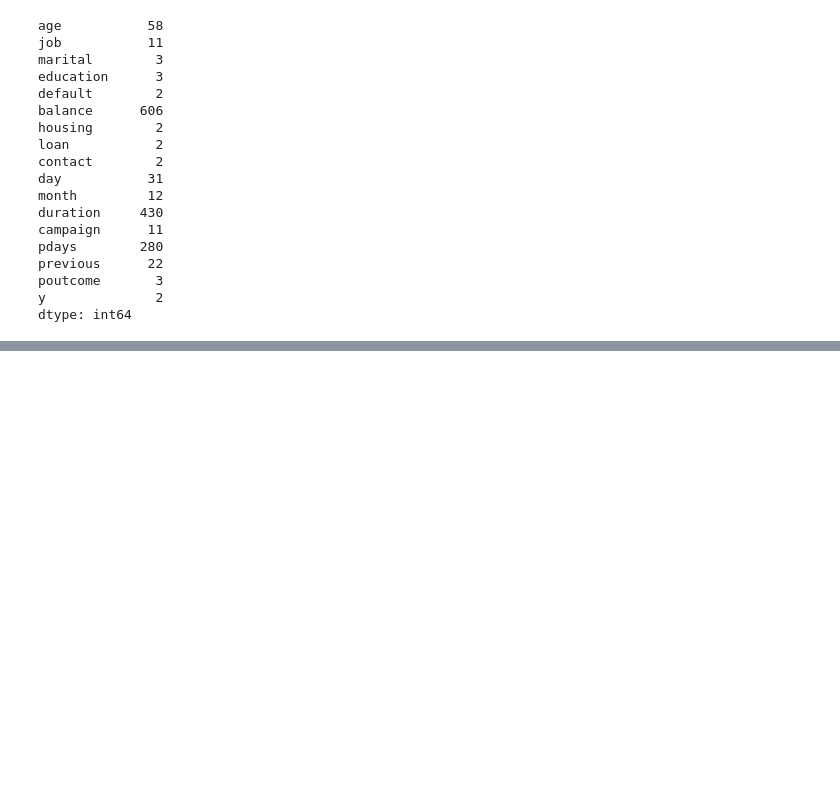
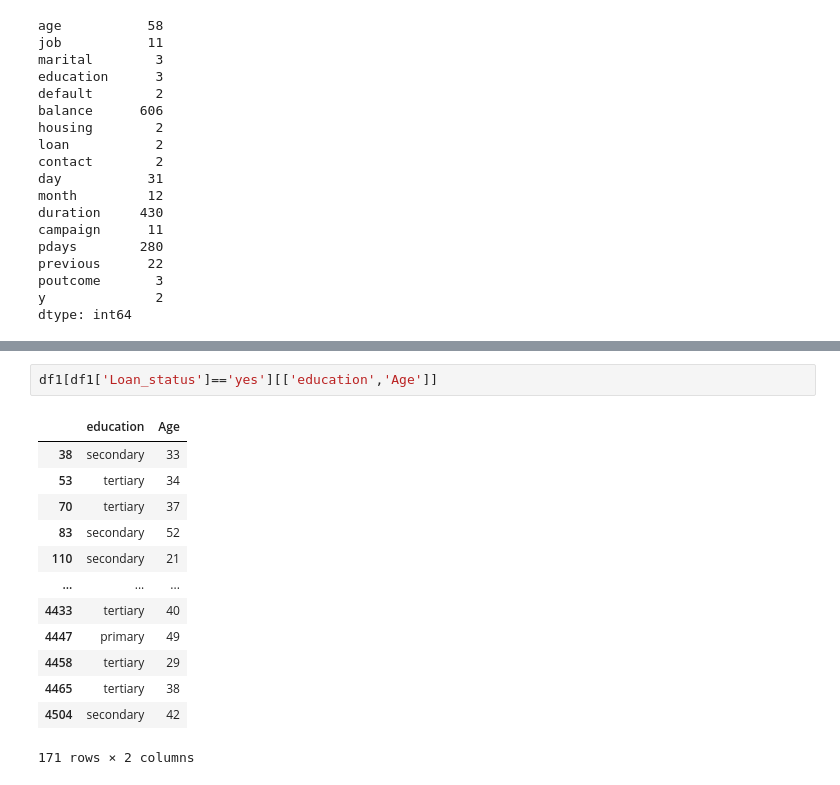
Before and after one commit to sagarbhadra7/Data-Science, a Jupyter notebook: Pandas_example.ipynb, the cells around one changed output, grey strips where cells are left out. Drawn from its saved outputs; the diff is of its cells as text; blank space fills up the shorter version.

```diff
--- a/Pandas_example.ipynb
+++ b/Pandas_example.ipynb
@@ -268,0 +299,16 @@ Name: y, dtype: int64
+# %%
+df1[df1['Loan_status']=='yes'][['education','Age']]
+# %% [output]
+|  | education | Age |
+| 38 | secondary | 33 |
+| 53 | tertiary | 34 |
+| 70 | tertiary | 37 |
+| 83 | secondary | 52 |
+| 110 | secondary | 21 |
+| ... | ... | ... |
+| 4433 | tertiary | 40 |
+| 4447 | primary | 49 |
+| 4458 | tertiary | 29 |
+| 4465 | tertiary | 38 |
+| 4504 | secondary | 42 |
+171 rows × 2 columns
```
Also changed, not shown: parts of 13 cells of this notebook.
